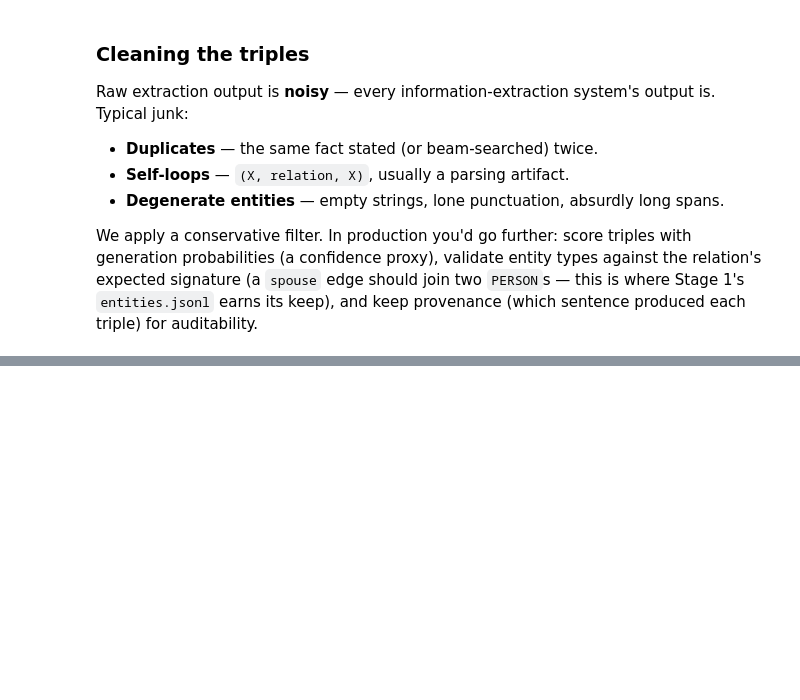
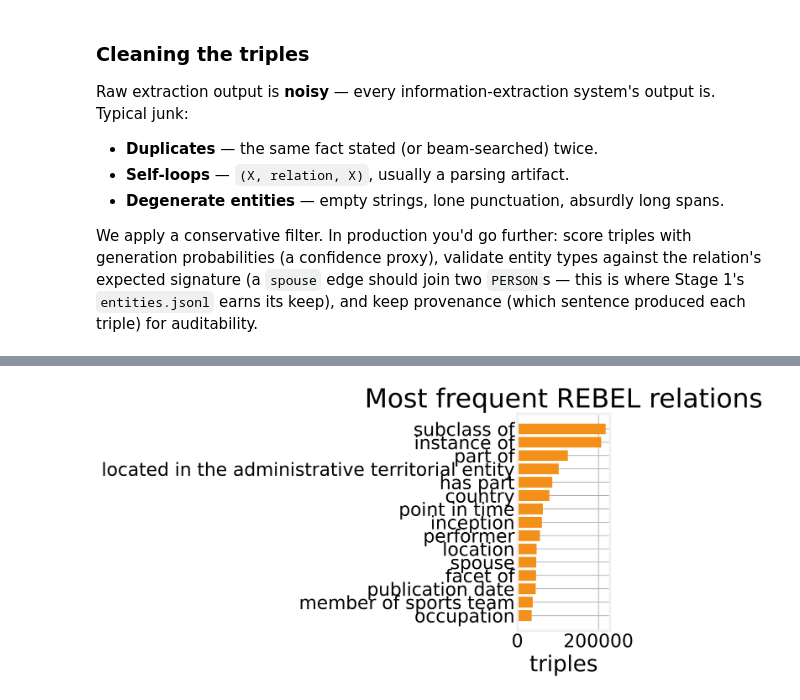
Before and after one commit to DataForScience/GraphRAG, a Jupyter notebook: 2. Text To Triples.ipynb, the cells around one changed output, grey strips where cells are left out. Saved outputs shown, nothing was run; the diff lists cells and outputs as text; code cells hidden in the pictures; blank space fills up the shorter version.

```diff
--- a/2. Text To Triples.ipynb
+++ b/2. Text To Triples.ipynb
@@ -568,16 +624,28 @@ def parse_rebel_output(text):
         triples.append((head.strip(), relation.strip(), tail.strip()))
     return triples
 
+REBEL_MAX_INPUT_TOKENS = 256
+REBEL_MAX_OUTPUT_TOKENS = 256
+REBEL_GENERATION_KWARGS = dict(
+    max_length=REBEL_MAX_OUTPUT_TOKENS,
+    num_beams=3,           # beams beat greedy here
+    length_penalty=0.0,
+    use_cache=True,
+)
+
 def extract_triples_batch(sents):
     """Run REBEL on a BATCH of sentences → one triple-list per sentence.
     Batching amortizes generation overhead — the difference between weeks
     and days on the full corpus."""
-    inputs = rebel_tokenizer(sents, max_length=256, truncation=True,
-                             padding=True, return_tensors="pt").to(DEVICE)
-    with torch.no_grad():
-        out = rebel_model.generate(**inputs, max_length=256,
-                                   num_beams=3,        # beams beat greedy here
-                                   length_penalty=0.0)
+    tokenizer_kwargs = dict(max_length=REBEL_MAX_INPUT_TOKENS, truncation=True,
+                            padding=True, return_tensors="pt")
+    if DEVICE == "cuda":
+        tokenizer_kwargs["pad_to_multiple_of"] = 8  # better tensor-core alignment
+    inputs = rebel_tokenizer(sents, **tokenizer_kwargs)
+    inputs = {k: v.to(DEVICE, non_blocking=(DEVICE == "cuda"))
+              for k, v in inputs.items()}
+    with torch.inference_mode():
+        out = rebel_model.generate(**inputs, **REBEL_GENERATION_KWARGS)
     # Keep special tokens — the parser needs the delimiters:
     decoded = rebel_tokenizer.batch_decode(out, skip_special_tokens=False)
     return [parse_rebel_output(d) for d in decoded]
@@ -770,0 +1011,13 @@ save_jsonl("triples.jsonl",
+# %%
+# --- Relation-type distribution -------------------------------------------------
+top_rel = rel_counts.most_common(15)
+labels, counts = zip(*top_rel)
+
+fig, ax = plt.subplots(figsize=(10, 6))
+ax.barh(labels[::-1], counts[::-1], color=colors[3])
+ax.set_title("Most frequent REBEL relations")
+ax.set_xlabel("triples")
+fig.tight_layout()
+plt.show()
+# %% [output]
+[figure, added]
```
Also changed, not shown: parts of 22 cells of this notebook, 2 other files.
